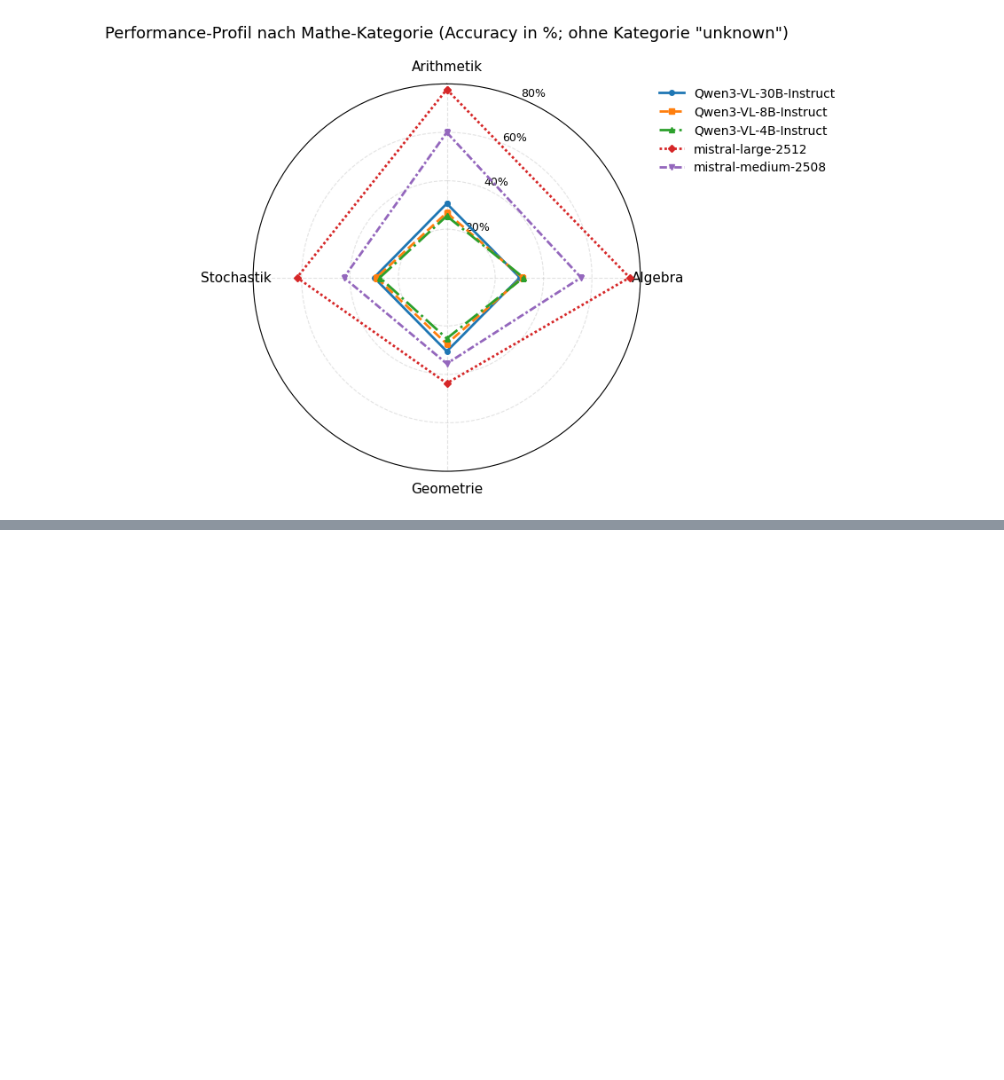
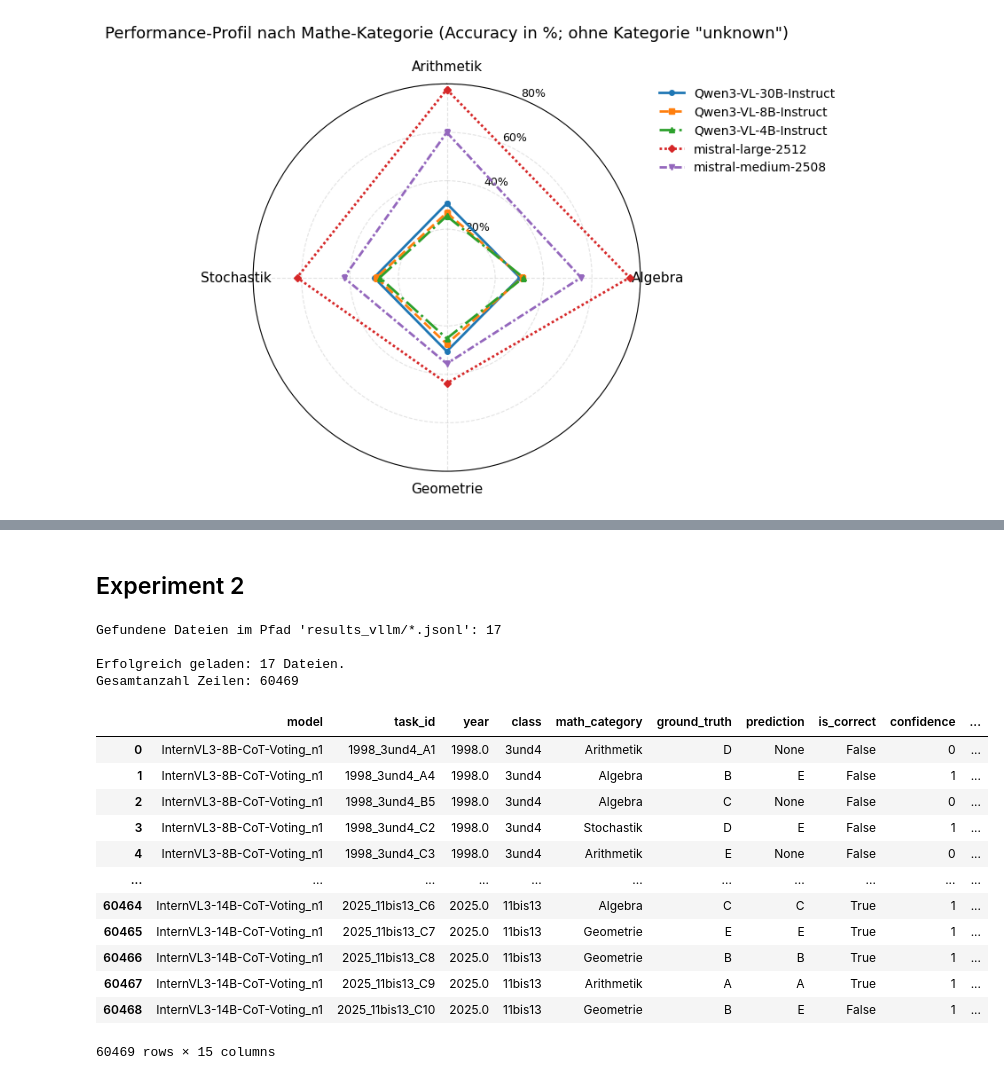
Before and after one commit to hugson-d/studienarbeit_vlm_dfki, a Jupyter notebook: eval_results.ipynb, the cells around one changed output, grey strips where cells are left out. Cells and saved outputs as stored; diff of their text form; code cells hidden in the pictures; blank space fills up the shorter version.

```diff
--- a/eval_results.ipynb
+++ b/eval_results.ipynb
@@ -494,0 +762,76 @@ plot_two_heatmaps(
+# %% [markdown]
+## Experiment 2
+# %%
+# 1. Dateien identifizieren
+# Stellen Sie sicher, dass der Pfad relativ zu Ihrem Skript korrekt ist.
+# "results_vllm/*.jsonl" sucht in einem Unterordner 'results_vllm'.
+file_pattern = "results_vllm/*.jsonl"
+jsonl_files = glob.glob(file_pattern)
+
+# Filtern nach 'n1' (falls gewünscht)
+jsonl_files_n1 = [f for f in jsonl_files if 'n1' in f]
+
+print(f"Gefundene Dateien im Pfad '{file_pattern}': {len(jsonl_files_n1)}")
+
+dfs_n1 = []
+failed_files = []
+
+# 2. Daten laden
+for file in jsonl_files_n1:
+    try:
+        # lines=True ist wichtig für JSONL Format
+        temp_df = pd.read_json(file, lines=True)
+
+        # WICHTIG: Modellname aus Dateinamen extrahieren, damit wir später gruppieren können
+        # Wir nehmen den Dateinamen ohne Pfad und Endung als Modellname
+        filename = os.path.basename(file)
+        model_name = filename.replace('_results.jsonl', '')
+        temp_df['model'] = model_name
+
+        dfs_n1.append(temp_df)
+    except Exception as e:
+        # Fehler protokollieren
+        failed_files.append((file, str(e)))
+
+# Bericht
+if failed_files:
+    print("\nACHTUNG: Folgende Dateien konnten nicht geladen werden:")
+    for f, err in failed_files:
+        print(f"- {f}: {err}")
+
+if not dfs_n1:
+    raise ValueError("Es konnten keine Dateien geladen werden. Bitte Pfad prüfen.")
+
+# Zusammenfügen
+df = pd.concat(dfs_n1, ignore_index=True)
+print(f"\nErfolgreich geladen: {len(dfs_n1)} Dateien.")
+print(f"Gesamtanzahl Zeilen: {len(df)}")
+
+# ---------------------------------------------------------
+# 3. Feature Engineering (Schwierigkeit & Analyse)
+# ---------------------------------------------------------
+
+# Schwierigkeit aus task_id extrahieren (z.B. "1998_3und4_A1" -> "A")
+# Wir splitten am Unterstrich und nehmen vom letzten Teil den ersten Buchstaben
+df['difficulty'] = df['task_id'].astype(str).apply(lambda x: x.split('_')[-1][0] if '_' in x else 'Unbekannt')
+# %% [output]
+Gefundene Dateien im Pfad 'results_vllm/*.jsonl': 17
+
+Erfolgreich geladen: 17 Dateien.
+Gesamtanzahl Zeilen: 60469
+# %%
+df
+# %% [output]
+|  | model | task_id | year | class | math_category | ground_truth | prediction | is_correct | confidence | ... |
+| 0 | InternVL3-8B-CoT-Voting_n1 | 1998_3und4_A1 | 1998.0 | 3und4 | Arithmetik | D | None | False | 0 | ... |
+| 1 | InternVL3-8B-CoT-Voting_n1 | 1998_3und4_A4 | 1998.0 | 3und4 | Algebra | B | E | False | 1 | ... |
+| 2 | InternVL3-8B-CoT-Voting_n1 | 1998_3und4_B5 | 1998.0 | 3und4 | Algebra | C | None | False | 0 | ... |
+| 3 | InternVL3-8B-CoT-Voting_n1 | 1998_3und4_C2 | 1998.0 | 3und4 | Stochastik | D | E | False | 1 | ... |
+| 4 | InternVL3-8B-CoT-Voting_n1 | 1998_3und4_C3 | 1998.0 | 3und4 | Arithmetik | E | None | False | 0 | ... |
+| ... | ... | ... | ... | ... | ... | ... | ... | ... | ... | ... |
+| 60464 | InternVL3-14B-CoT-Voting_n1 | 2025_11bis13_C6 | 2025.0 | 11bis13 | Algebra | C | C | True | 1 | ... |
+| 60465 | InternVL3-14B-CoT-Voting_n1 | 2025_11bis13_C7 | 2025.0 | 11bis13 | Geometrie | E | E | True | 1 | ... |
+| 60466 | InternVL3-14B-CoT-Voting_n1 | 2025_11bis13_C8 | 2025.0 | 11bis13 | Geometrie | B | B | True | 1 | ... |
+| 60467 | InternVL3-14B-CoT-Voting_n1 | 2025_11bis13_C9 | 2025.0 | 11bis13 | Arithmetik | A | A | True | 1 | ... |
+| 60468 | InternVL3-14B-CoT-Voting_n1 | 2025_11bis13_C10 | 2025.0 | 11bis13 | Geometrie | B | E | False | 1 | ... |
+60469 rows × 15 columns
```
Also changed, not shown: parts of 16 cells of this notebook, 40 other files.
